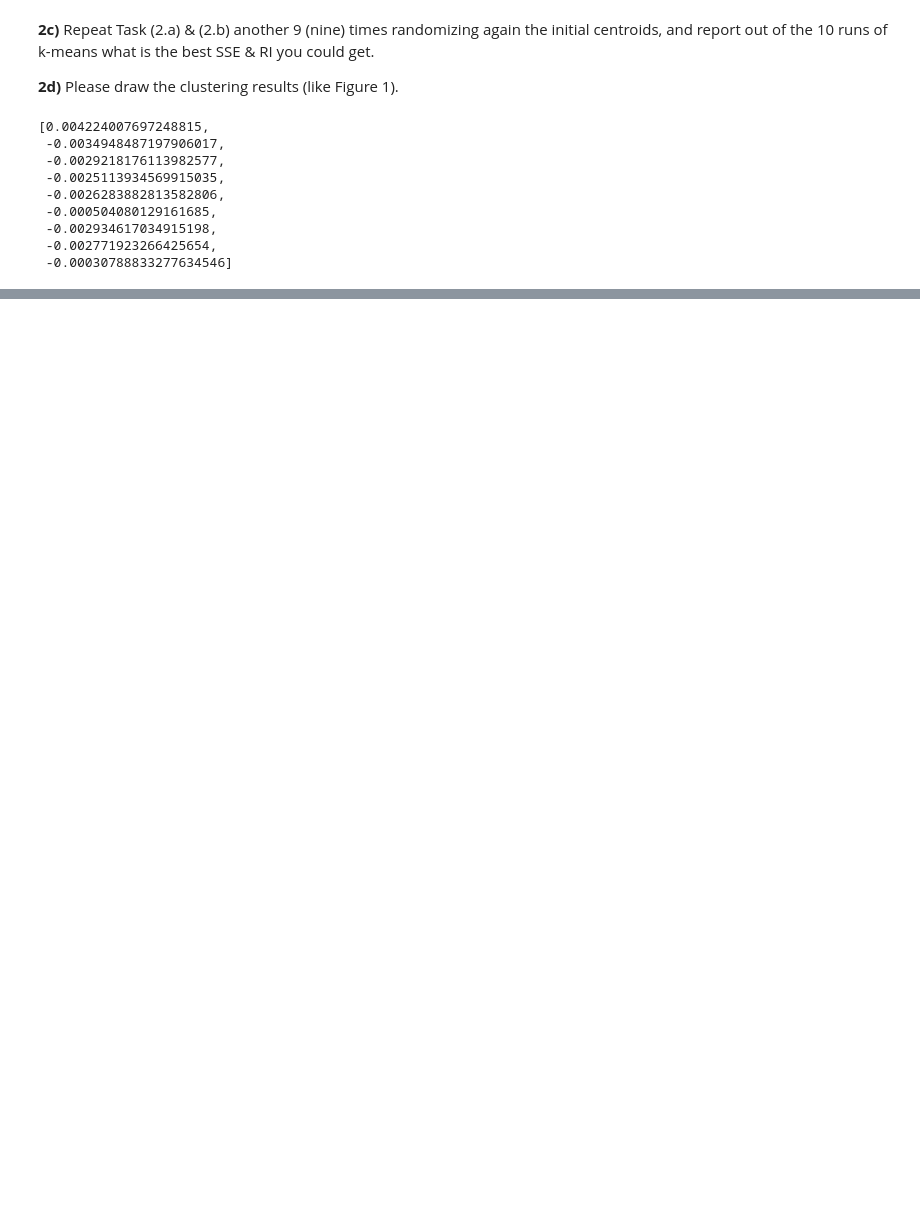
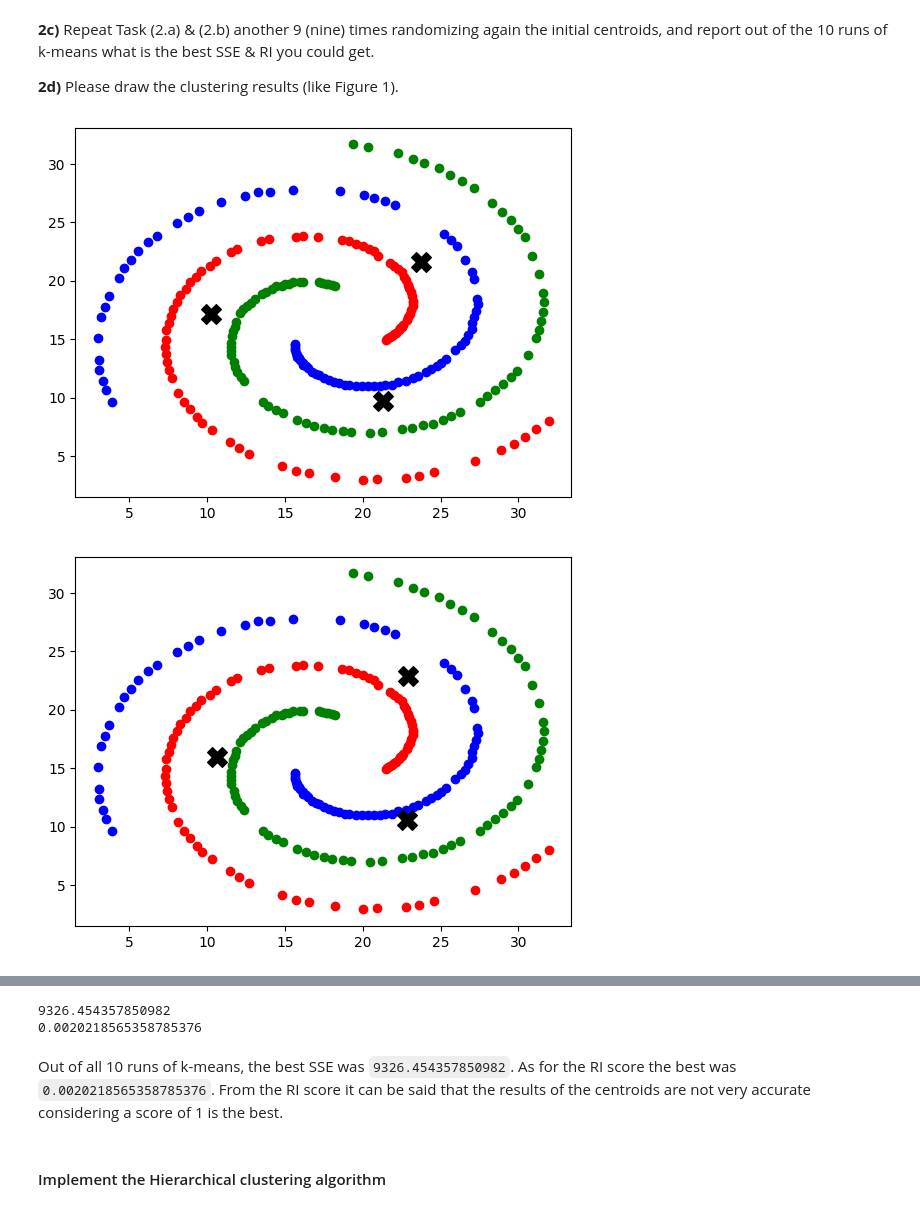
Before and after one commit to natalie2nguyen/ML_Assignment3, a Jupyter notebook: assignment3.ipynb, the cells around one changed output, grey strips where cells are left out. Drawn from its saved outputs; the diff is of its cells as text; code cells hidden in the pictures; blank space fills up the shorter version.

```diff
--- a/assignment3.ipynb
+++ b/assignment3.ipynb
@@ -159,37 +179,28 @@ RI: 0.019241373646467524
 
 **2d)**
     Please draw the clustering results (like Figure 1).
-# %%
-# second round
-centroids_dict = {}
-clusters_arr = []
-SSE = []
-RI_arr = []
-
-for rounds in range(9):
-    # centroids_dict[rounds] = 0
-    for i in range(300):
-        data = df_to_list()
-        centroids = choose_centroids(data,3)
-        clusters = assign_clusters(data, centroids)
-        solution = recalculate_centroids(clusters, centroids, 3)
-    sse = calculate_SSE(clusters, centroids)
-    SSE.append(sse)
-
-    ri = calculate_RI(centroids)
-    RI_arr.append(ri)
-    # centroids_dict[rounds] = centroids
-    # clusters_arr.append(clusters)
-
-
-RI_arr
-# %% [output]
-[0.004224007697248815,
- -0.0034948487197906017,
- -0.0029218176113982577,
- -0.0025113934569915035,
- -0.0026283882813582806,
- -0.000504080129161685,
- -0.002934617034915198,
- -0.002771923266425654,
- -0.00030788833277634546]
+# %%
+# second round
+SSE = []
+RI_arr = []
+
+for rounds in range(9):
+    centroids, clusters = k_means()
+
+    sse = calculate_SSE(clusters, centroids)
+    SSE.append(sse)
+
+    ri = calculate_RI(centroids)
+    RI_arr.append(ri)
+
+    plt.scatter(training_1['x'], training_1['y'], color='g')
+    plt.scatter(training_2['x'], training_2['y'], color='b')
+    plt.scatter(training_3['x'], training_3['y'], color='r')
+    for i, centroid in enumerate(centroids):
+        plt.scatter(centroid[0], centroid[1], color="black", edgecolor='k', marker='X', s=200, label=f'Centroid {i+1}')
+    plt.show()
+    # centroids_dict[rounds] = centroids
+    # clusters_arr.append(clusters)
+# %% [output]
+[figure, added]
+[figure, added]
@@ -195,0 +214,10 @@ RI_arr
+# %%
+print(min(SSE))
+print(max(RI_arr))
+# %% [output]
+9326.454357850982
+0.0020218565358785376
+# %% [markdown]
+Out of all 10 runs of k-means, the best SSE was `9326.454357850982`. As for the RI score the best was  `0.0020218565358785376`. From the RI score it can be said that the results of the centroids are not very accurate considering a score of 1 is the best.
+# %% [markdown]
+#### Implement the Hierarchical clustering algorithm
```
Also changed, not shown: parts of 9 cells of this notebook.
